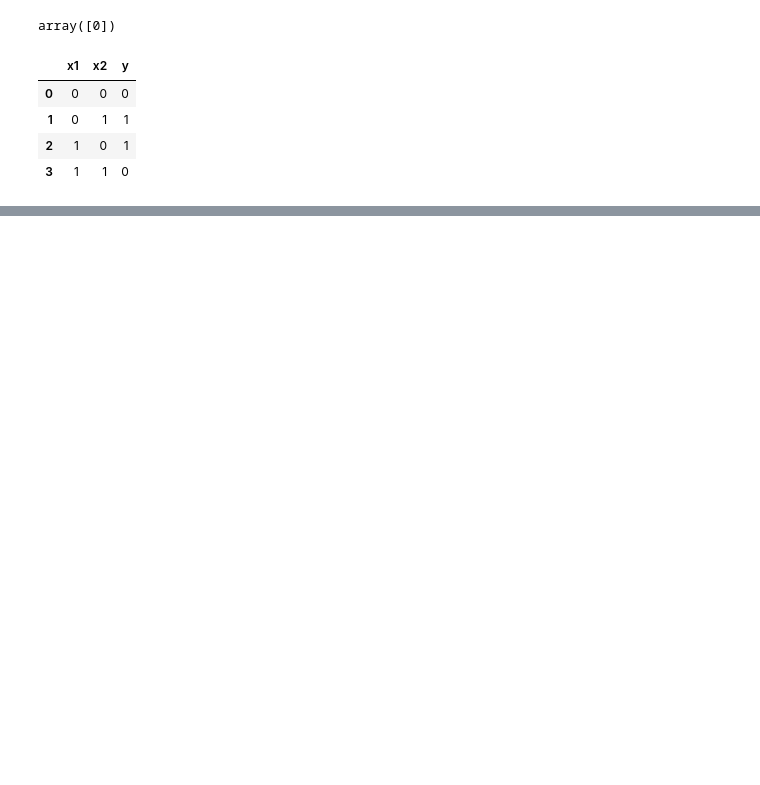
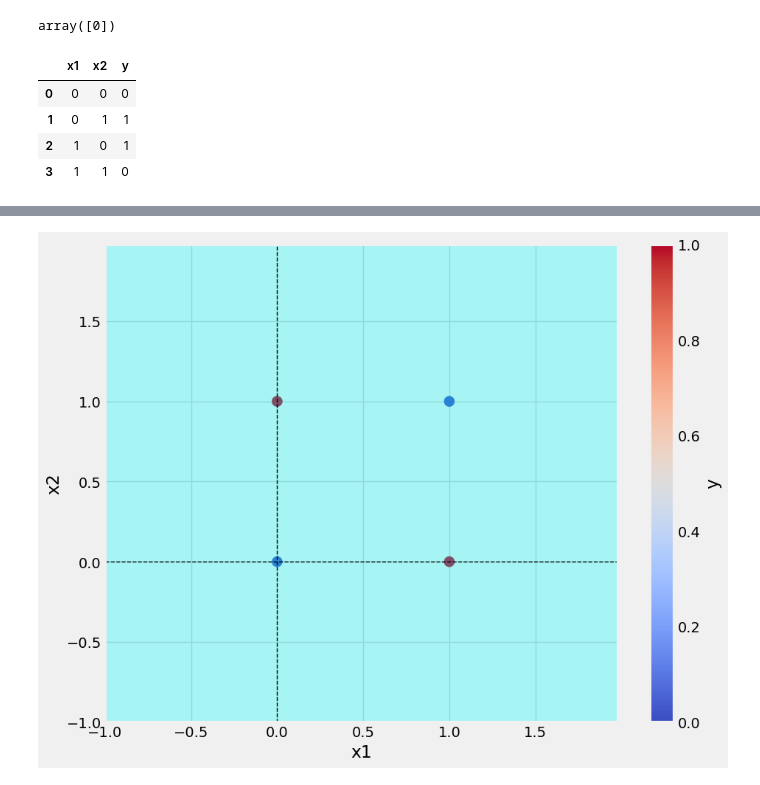
Before and after one commit to saverin0/neural-network-machine-learning-practice, a Jupyter notebook: Perceptron/Perceptron.ipynb, the cells around one changed output, grey strips where cells are left out. Saved outputs shown, nothing was run; the diff lists cells and outputs as text; code cells hidden in the pictures; blank space fills up the shorter version.

```diff
--- a/Perceptron/Perceptron.ipynb
+++ b/Perceptron/Perceptron.ipynb
@@ -236,0 +285,4 @@ total loss: -2
+# %%
+save_plot(df_XOR,model_xor,filename="XOR.png")
+# %% [output]
+[figure, added]
```
Also changed, not shown: parts of 7 cells of this notebook, 5 other files.
